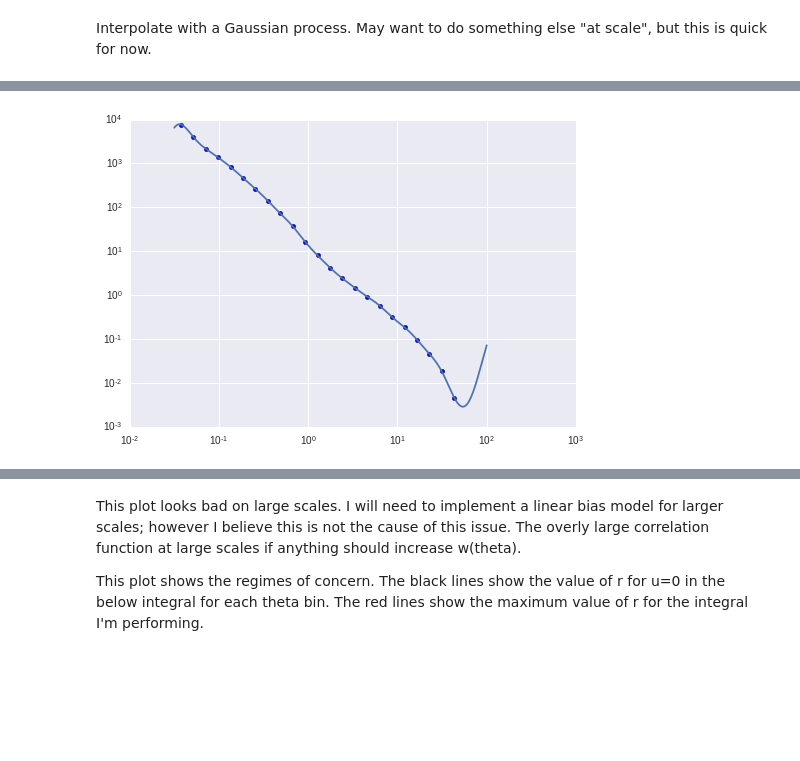
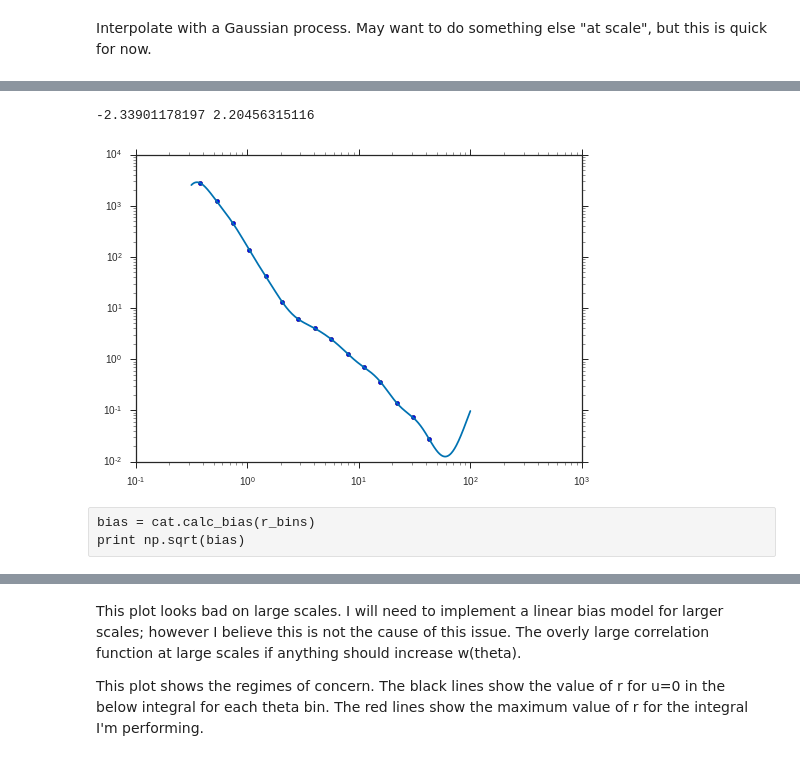
Before and after one commit to mclaughlin6464/pearce, a Jupyter notebook: notebooks/wt Integral calculation.ipynb, the cells around one changed output, grey strips where cells are left out. Drawn from its saved outputs; the diff is of its cells as text; code cells hidden in the pictures; blank space fills up the shorter version.

```diff
--- a/notebooks/wt Integral calculation.ipynb
+++ b/notebooks/wt Integral calculation.ipynb
@@ -190,7 +221,7 @@ cat.populate(params)
 theta_bins = np.logspace(np.log10(0.004), 0, 24)#/60
 tpoints = (theta_bins[1:]+theta_bins[:-1])/2
 # %%
-r_bins = np.logspace(-1.5, 1.7, 24)
+r_bins = np.logspace(-0.5, 1.7, 16)
 rpoints = (r_bins[1:]+r_bins[:-1])/2
 # %% [markdown]
 Use my code's wrapper for halotools' xi calculator. Full source code can be found [here](https://github.com/mclaughlin6464/pearce/blob/31e2f6a3598217dcf1be3d2606b69c4e529fc791/pearce/mocks/cat.py#L688).
@@ -213,0 +243,2 @@ print xi
+# %%
+xi[xi<=0] = 1e-2 #ack
@@ -214,8 +266,15 @@ print xi
+# %%
+print m,b
+# %% [output]
+-2.33901178197 2.20456315116
 # %%
-rpoints_dense = np.logspace(-1.5, 2, 500)
+rpoints_dense = np.logspace(-0.5, 2, 500)
 
 plt.scatter(rpoints, xi)
 plt.plot(rpoints_dense, np.power(10, gp.predict(np.log10(xi), np.log10(rpoints_dense))[0]))
 plt.loglog();
 # %% [output]
-[figure, old version]
+[figure, new version]
+# %% [raw]
+bias = cat.calc_bias(r_bins)
+print np.sqrt(bias)
```
Also changed, not shown: parts of 54 cells of this notebook, 2 other files.
